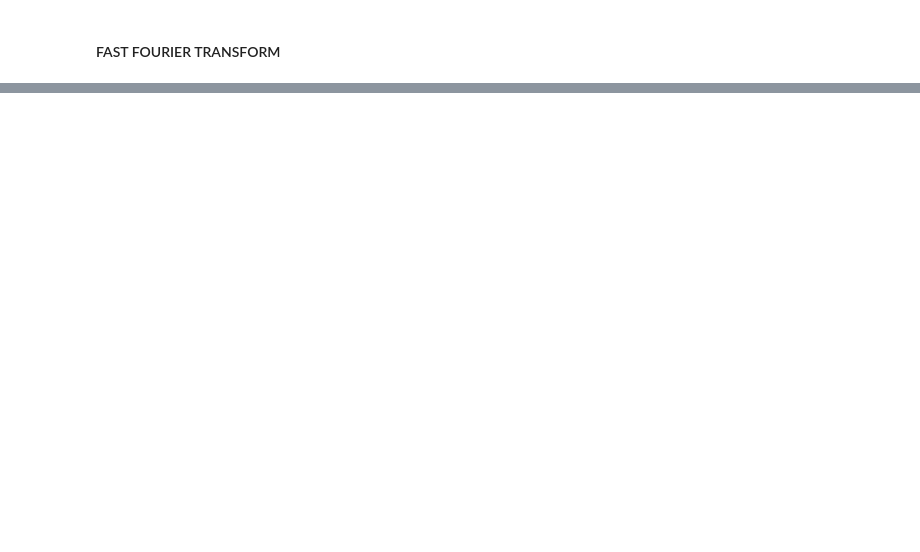
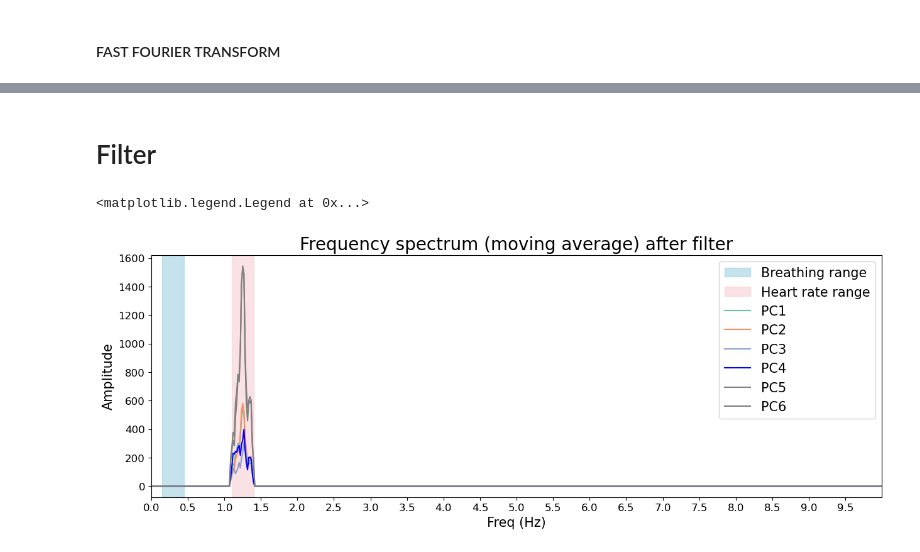
Before and after one commit to paololapo/HeartRateEstimation, a Jupyter notebook: Testing/Total_project.ipynb, the cells around one changed output, grey strips where cells are left out. Drawn from its saved outputs; the diff is of its cells as text; code cells hidden in the pictures; blank space fills up the shorter version.

```diff
--- a/Testing/Total_project.ipynb
+++ b/Testing/Total_project.ipynb
@@ -337,0 +323,40 @@ Text(0.5, 1.0, 'Heartbeat Frequency spectrum')
+# %% [markdown]
+# Filter
+# %%
+sig_fft[np.logical_or(frequencies < 1.1, frequencies > 1.4)] = 0
+
+inversed_sig_fft = np.fft.ifft(np.fft.ifftshift(sig_fft), axis=0)
+# %%
+# Find the minima of the spectrum of the fourth principal component
+minima, _ = signal.find_peaks(-np.abs(sig_fft[N//2:, 3]))
+
+
+# Define the moving average (noise reduction)
+def moving_average(data, window_size):
+    return np.convolve(data, np.ones(window_size)/window_size, mode='valid')
+
+
+# Plot the spectrum of the principal components
+fig, ax = plt.subplots(figsize=(15, 5))
+
+ax.axvspan(0.15, 0.45, color="lightblue", alpha=0.7, label="Breathing range")
+ax.axvspan(1.1, 1.4, color="#F8D5D8", alpha=0.7, label="Heart rate range")
+
+pca_indeces = np.arange(most_important_features_number)
+palette = ['#66c2a5', '#fc8d62', '#8da0cb', 'blue', 'grey', 'grey']
+palette = palette[0:most_important_features_number]
+assert len(pca_indeces) == len(palette), "Size error"
+for i, color in zip(pca_indeces, palette):
+    ax.plot(frequencies[1:-1], moving_average(np.abs(sig_fft[:, i]), 3), color=color, label="PC"+str(i+1))
+
+ax.set_xlim(0, 10)
+ax.xaxis.set_ticks(np.arange(0, 10, 0.5))
+ax.tick_params(axis='both', labelsize=12)
+ax.set_xlabel("Freq (Hz)", fontsize=15)
+ax.set_ylabel("Amplitude", fontsize=15)
+ax.set_title("Frequency spectrum (moving average) after filter", fontsize=20)
+ax.legend(fontsize=15)
+#ax.grid('lightgrey')
+# %% [output]
+<matplotlib.legend.Legend at 0x...>
+[figure, added]
```
Also changed, not shown: parts of 10 cells of this notebook, 2 other files.
